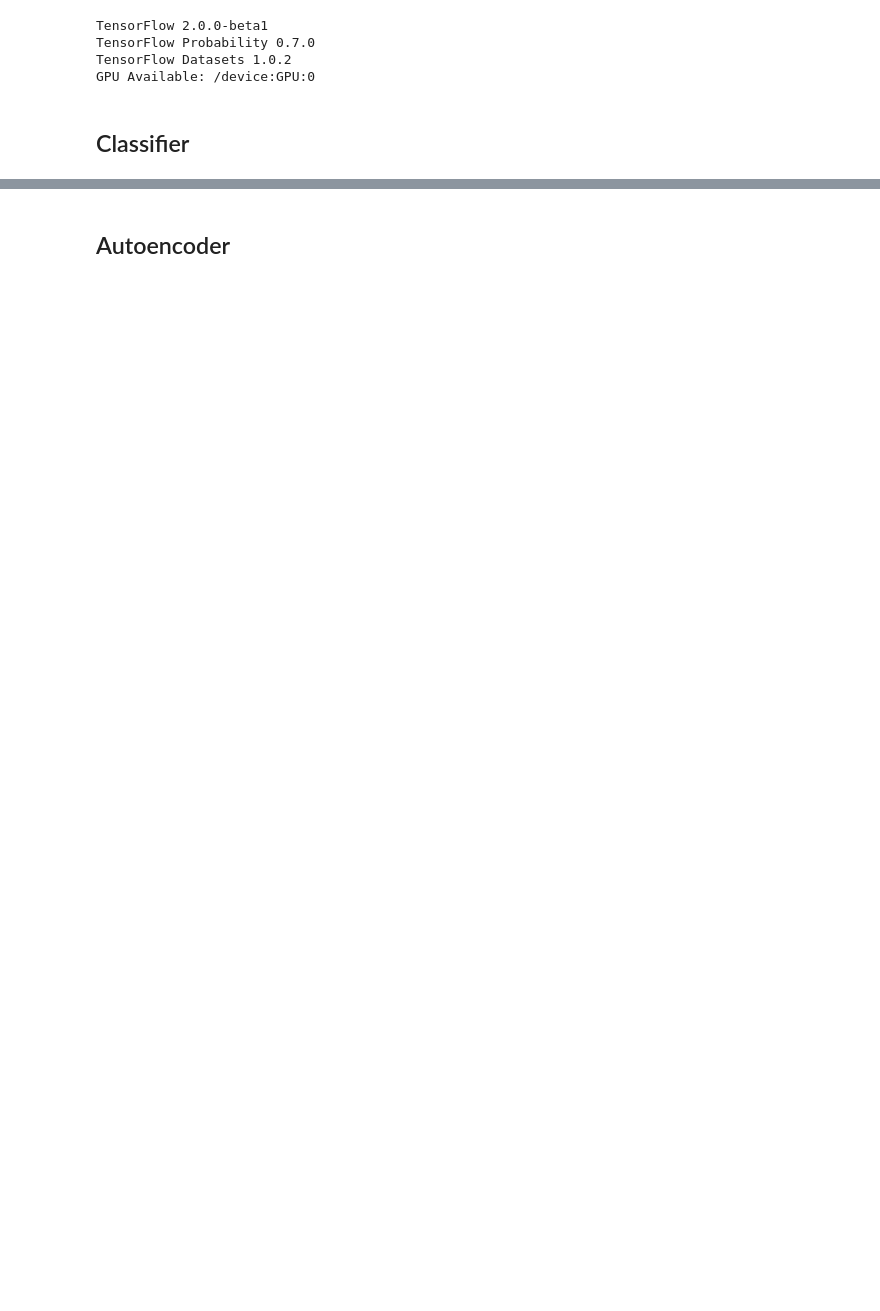
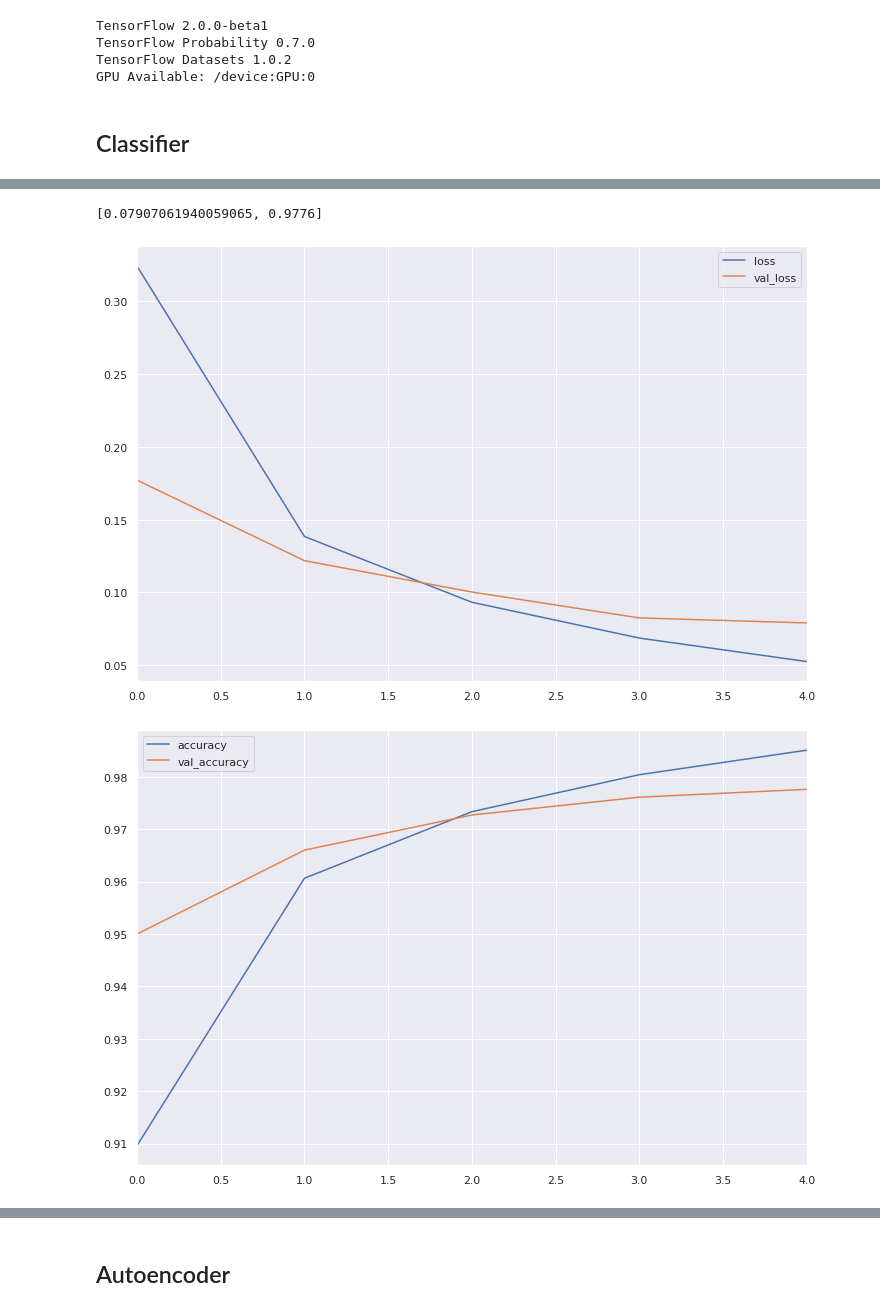
Before and after one commit to cirocavani/Pineapple, a Jupyter notebook: workspace/TensorFlow - Variational Autoencoder.ipynb, the cells around one changed output, grey strips where cells are left out. Cells and saved outputs as stored; diff of their text form; code cells hidden in the pictures; blank space fills up the shorter version.

```diff
--- a/workspace/TensorFlow - Variational Autoencoder.ipynb
+++ b/workspace/TensorFlow - Variational Autoencoder.ipynb
@@ -17,3 +26,7 @@ TensorFlow 2.0.0-beta1
 TensorFlow Probability 0.7.0
 TensorFlow Datasets 1.0.2
 GPU Available: /device:GPU:0
+# %%
+%matplotlib inline
+
+sns.set(rc={"figure.figsize": (12, 8)})
@@ -78,21 +91,23 @@ Eval : <BatchDataset shapes: ((None, 28, 28, 1), (None,)), types: (tf.float32, t
 # %%
 input_shape = datasets_info.features["image"].shape
 num_classes = datasets_info.features["label"].num_classes
-hidden_size = 32
+hidden_size = 500
 # %%
-classifier = tf.keras.models.Sequential(
-    name="classifier",
-    layers=[
-        tf.keras.layers.InputLayer(input_shape=input_shape),
-        tf.keras.layers.Flatten(),
-        tf.keras.layers.Dense(units=hidden_size),
-        tf.keras.layers.ReLU(),
-        tf.keras.layers.Dense(units=num_classes),
-        tf.keras.layers.Softmax(),
-    ])
+def create_classifier(input_shape, hidden_size, num_classes):
+    return tf.keras.models.Sequential(
+        name="classifier",
+        layers=[
+            tf.keras.layers.InputLayer(input_shape=input_shape),
+            tf.keras.layers.Flatten(),
+            tf.keras.layers.Dense(units=hidden_size),
+            tf.keras.layers.ReLU(),
+            tf.keras.layers.Dense(units=num_classes),
+            tf.keras.layers.Softmax(),
+        ])
+
+classifier = create_classifier(input_shape, hidden_size, num_classes)
 
 classifier.summary()
-
 display_model(classifier)
 # %% [output]
 Model: "classifier"
@@ -118,4 +133,16 @@ _________________________________________________________________
 classifier.compile(
     optimizer=tf.optimizers.Adam(),
     loss=tf.losses.SparseCategoricalCrossentropy(),
-    metrics=[tf.metrics.SparseCategoricalAccuracy()])
+    metrics=[tf.metrics.SparseCategoricalAccuracy("accuracy")])
+
+history = classifier.fit(train_dataset,
+                         validation_data=eval_dataset,
+                         epochs=5,
+                         verbose=2)
+
+log = pd.DataFrame(history.history)
+log[["loss", "val_loss"]].plot()
+log[["accuracy", "val_accuracy"]].plot()
+
+classifier.evaluate(eval_dataset, verbose=2)
+# %% [output]
@@ -121,0 +159,3 @@ classifier.compile(
+[0.07907061940059065, 0.9776]
+[figure, added]
+[figure, added]
```
Also changed, not shown: parts of 33 cells of this notebook.
